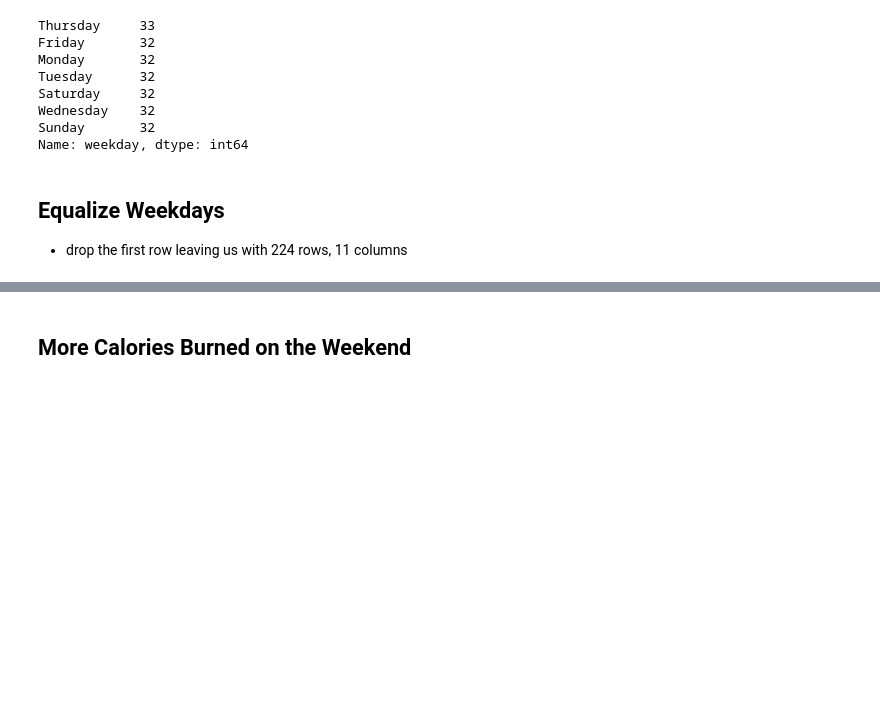
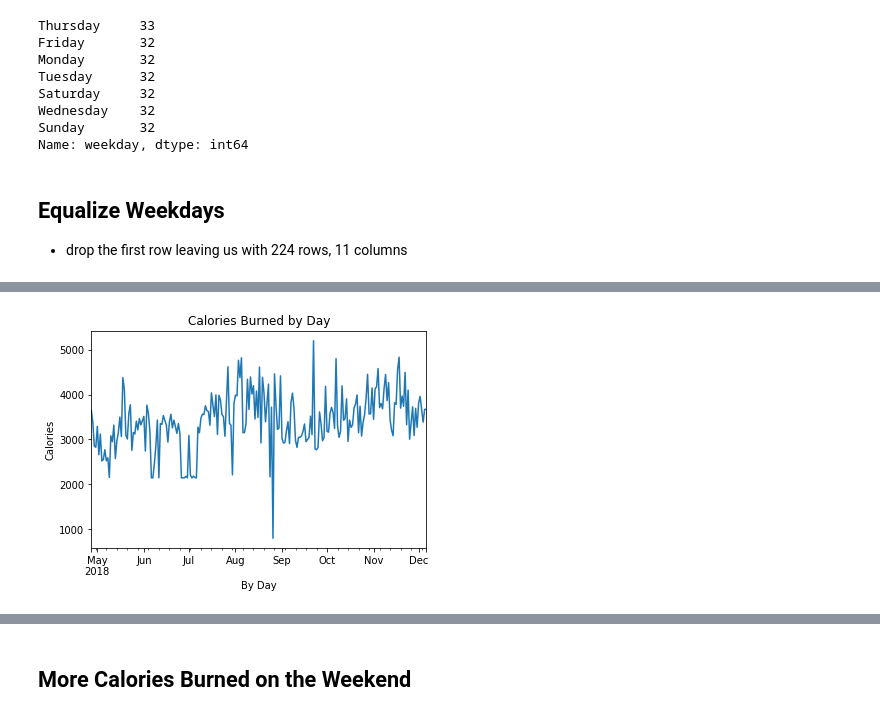
Before and after one commit to U-Gotta-Have-Faith/time_series, a Jupyter notebook: faith_acquire.ipynb, the cells around one changed output, grey strips where cells are left out. Drawn from its saved outputs; the diff is of its cells as text; code cells hidden in the pictures; blank space fills up the shorter version.

```diff
--- a/faith_acquire.ipynb
+++ b/faith_acquire.ipynb
@@ -155,4 +155,4 @@ Name: weekday, dtype: int64
 
 - drop the first row leaving us with 224 rows, 11 columns
 # %%
-df = df.drop.(index='2018-04-26')
+df = df[df.index != "2018-04-26"]
@@ -169,5 +205,9 @@ plt.show()
 # %%
 df['calories_burned'].plot()
 
+plt.xlabel('By Day')
+plt.ylabel('Calories')
 plt.title('Calories Burned by Day')
 plt.show()
+# %% [output]
+[figure, added]
```
Also changed, not shown: parts of 11 cells of this notebook.
